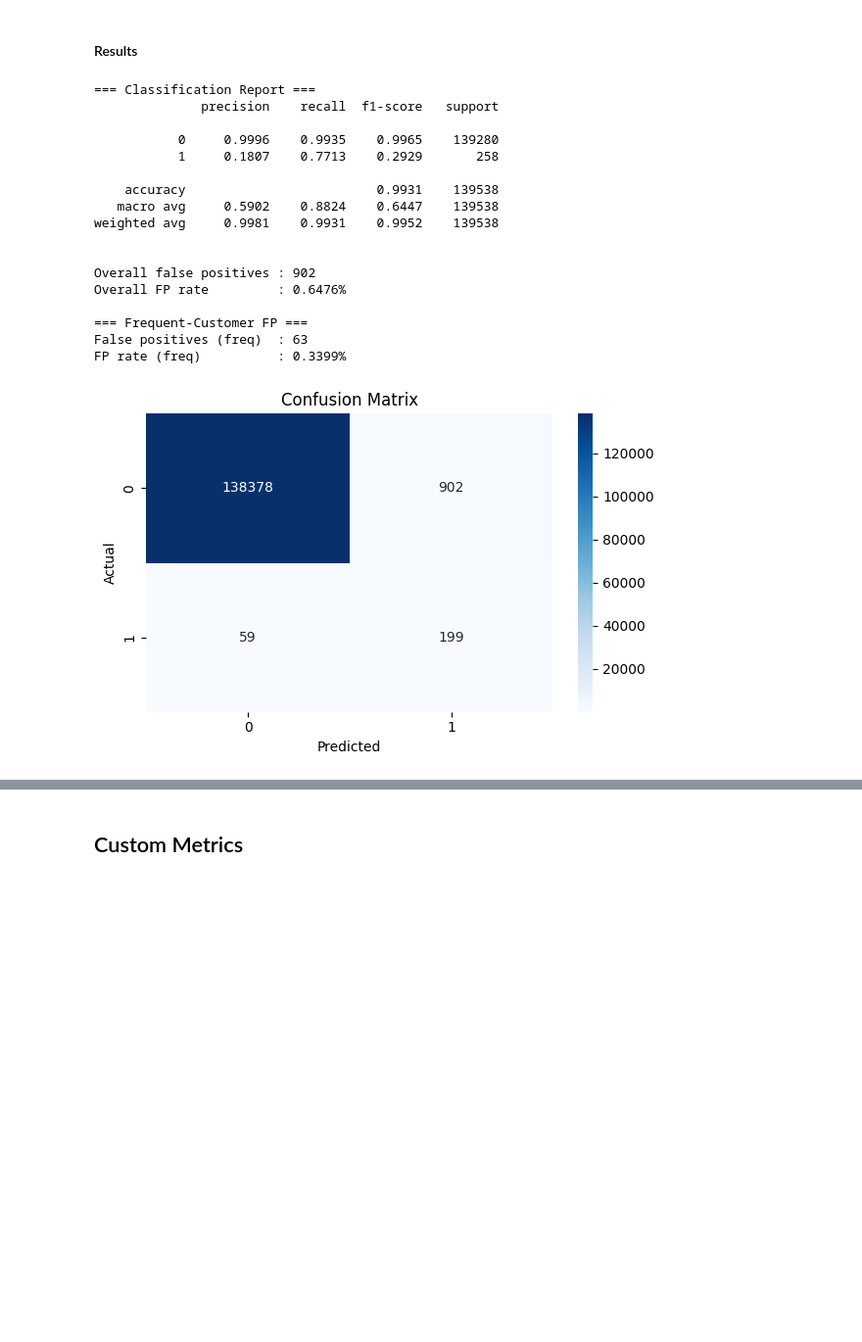
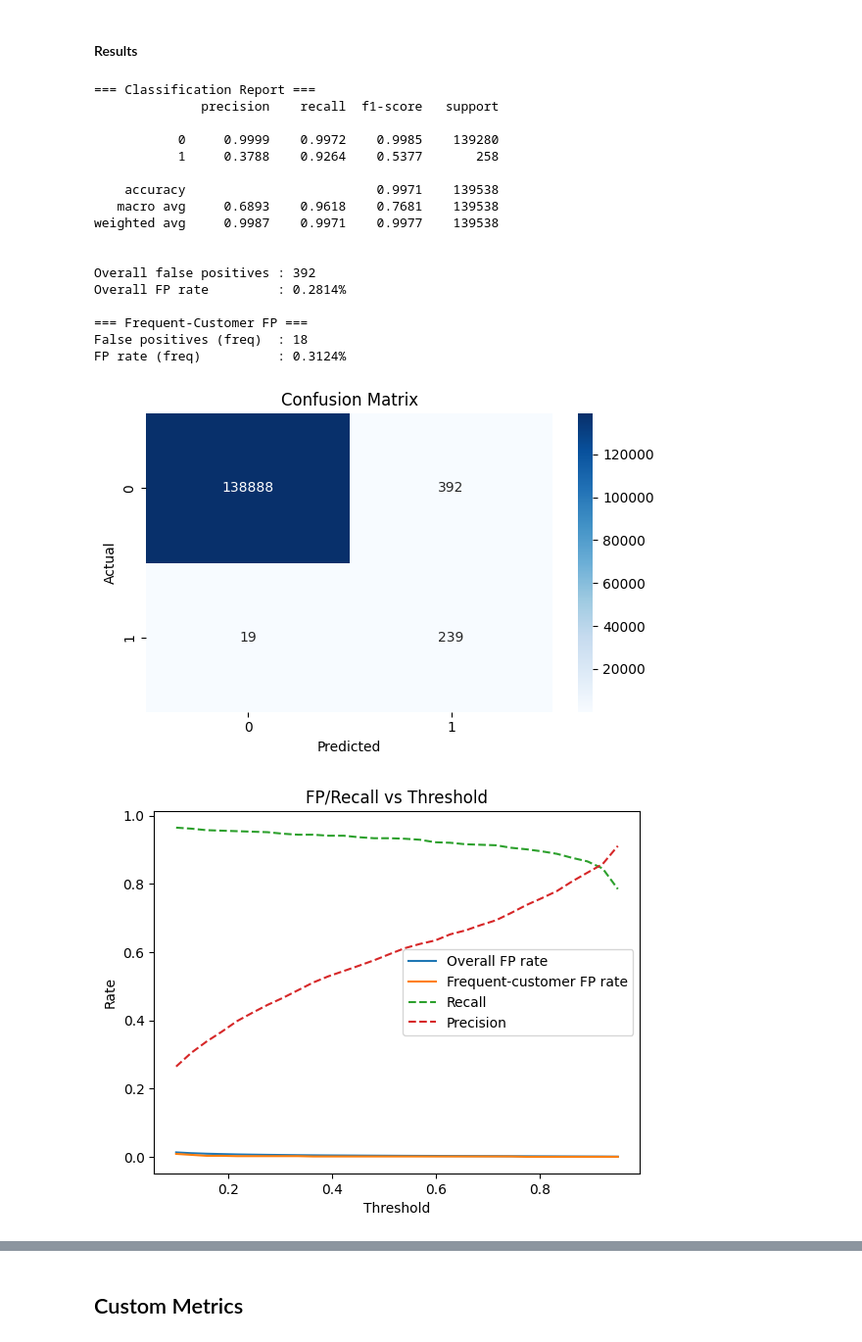
Before and after one commit to adrianrb469/lgbm_fraud_detection_model, a Jupyter notebook: notebooks/03_base_model.ipynb, the cells around one changed output, grey strips where cells are left out. Shown at 98% size. Drawn from its saved outputs; the diff is of its cells as text; code cells hidden in the pictures; blank space fills up the shorter version.

```diff
--- a/notebooks/03_base_model.ipynb
+++ b/notebooks/03_base_model.ipynb
@@ -158,18 +164,19 @@ params = dict(
     verbosity=-1,
     max_depth=10,
     min_child_samples=50,
-    scale_pos_weight=50,
+    # scale_pos_weight=50,
+    class_weight='balanced',
     min_child_weight=0.1,
 )
 
 
-model = lgb.LGBMClassifier(
+base_model = lgb.LGBMClassifier(
     **params,
     n_estimators=500,
     metric="auc"
 )
 
-model.fit(
+base_model.fit(
     X=train_df[features],
     y=train_df[target],
     sample_weight=None,
@@ -190,23 +230,61 @@ LGBMClassifier(bagging_fraction=0.8, bagging_freq=5, feature_fraction=0.8,
 # %% [markdown]
 #### Results
 # %%
-detailed_evaluation_report(model, test_df, features, target, 0.9)
+detailed_evaluation_report(base_model, test_df, features, target, 0.5)
 # %% [output]
 === Classification Report ===
               precision    recall  f1-score   support
 
-           0     0.9996    0.9935    0.9965    139280
-           1     0.1807    0.7713    0.2929       258
+           0     0.9999    0.9972    0.9985    139280
+           1     0.3788    0.9264    0.5377       258
 
-    accuracy                         0.9931    139538
-   macro avg     0.5902    0.8824    0.6447    139538
-weighted avg     0.9981    0.9931    0.9952    139538
+    accuracy                         0.9971    139538
+   macro avg     0.6893    0.9618    0.7681    139538
+weighted avg     0.9987    0.9971    0.9977    139538
 
 
-Overall false positives : 902
-Overall FP rate         : 0.6476%
+Overall false positives : 392
+Overall FP rate         : 0.2814%
 
 === Frequent-Customer FP ===
-False positives (freq)  : 63
-FP rate (freq)          : 0.3399%
+False positives (freq)  : 18
+FP rate (freq)          : 0.3124%
 [figure]
+# %%
+import numpy as np
+from sklearn.metrics import precision_recall_curve
+
+probs = base_model.predict_proba(valid_df[features])[:, 1]
+y_true = valid_df[target].values
+is_freq = valid_df["is_frequent_customer"].values.astype(bool)
+
+thresholds = np.linspace(0.1, 0.95, 30)
+fp_rates = []
+fp_rates_freq = []
+recalls = []
+precisions = []
+
+for thr in thresholds:
+    preds = (probs >= thr).astype(int)
+    tn, fp, fn, tp = confusion_matrix(y_true, preds).ravel()
+    legit_freq_mask = (~y_true.astype(bool)) & is_freq
+    freq_count = legit_freq_mask.sum()
+    fp_freq = (preds.astype(bool) & legit_freq_mask).sum()
+    fp_rates.append(fp / (tn + fp))
+    fp_rates_freq.append(fp_freq / freq_count if freq_count else 0)
+    recalls.append(tp / (tp + fn))
+    precisions.append(tp / (tp + fp) if (tp + fp) else 0)
+
+import matplotlib.pyplot as plt
+
+plt.plot(thresholds, fp_rates, label='Overall FP rate')
+plt.plot(thresholds, fp_rates_freq, label='Frequent-customer FP rate')
+plt.plot(thresholds, recalls, label='Recall', linestyle='--')
+plt.plot(thresholds, precisions, label='Precision', linestyle='--')
+plt.legend()
+plt.xlabel("Threshold")
+plt.ylabel("Rate")
+plt.title("FP/Recall vs Threshold")
+plt.show()
+# %% [output]
+[figure, added]
```
Also changed, not shown: parts of 10 cells of this notebook, 2 other files.
